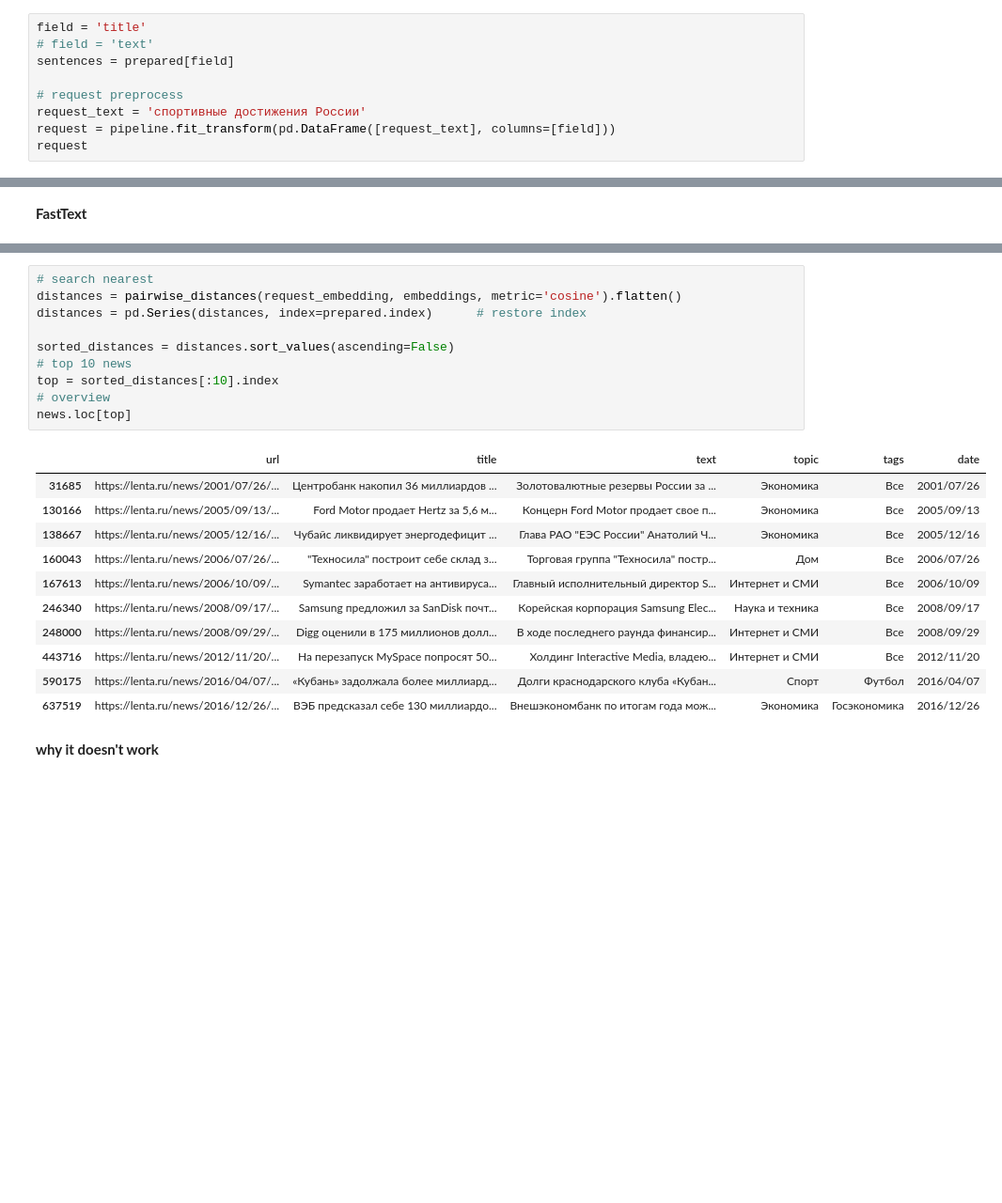
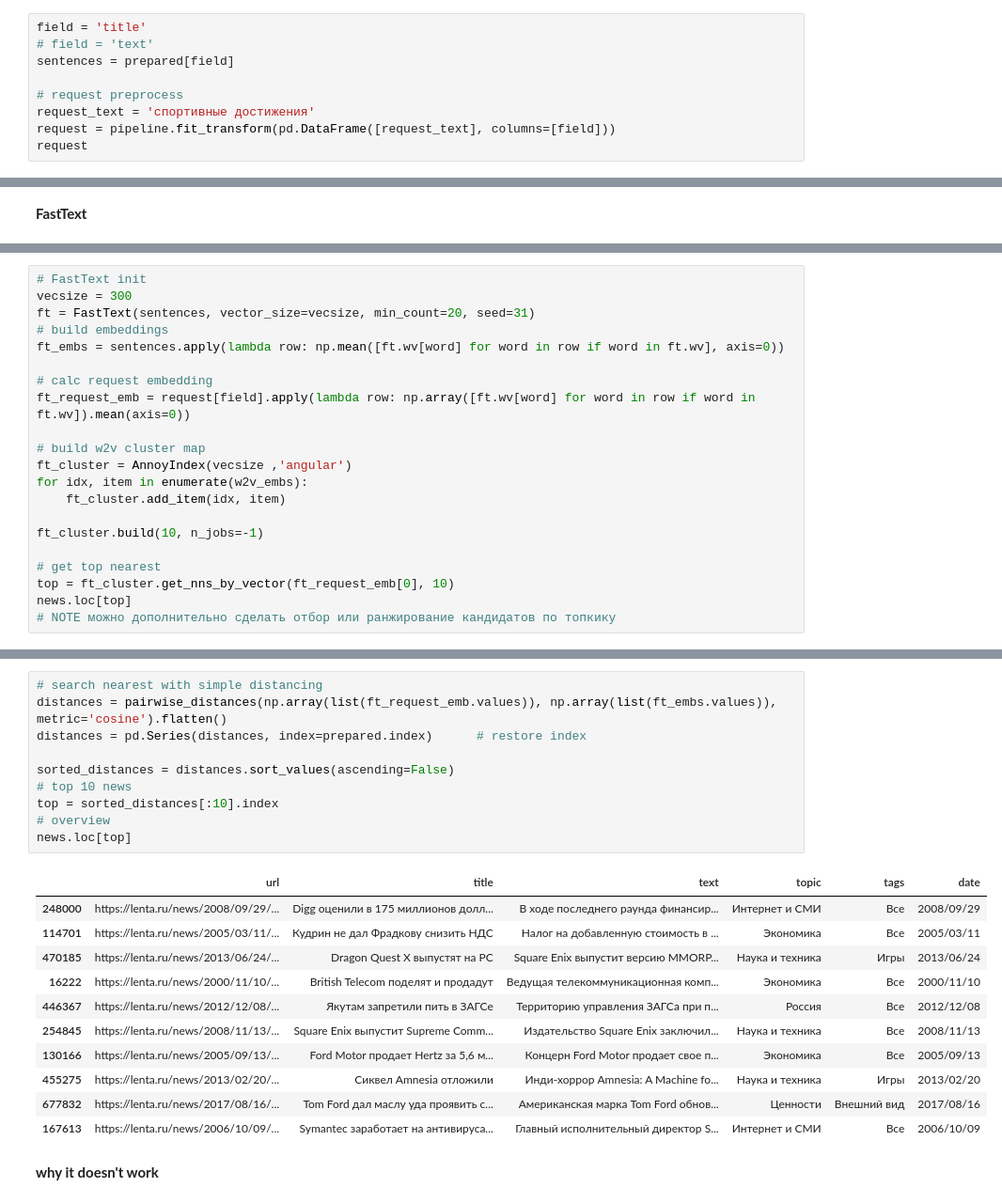
Before and after one commit to j2cry/gb_nlp, a Jupyter notebook: hw3/hw3.ipynb, the cells around one changed output, grey strips where cells are left out. Shown at 94% size. Saved outputs shown, nothing was run; the diff lists cells and outputs as text; blank space fills up the shorter version.

```diff
--- a/hw3/hw3.ipynb
+++ b/hw3/hw3.ipynb
@@ -167,7 +175,7 @@ field = 'title'
 sentences = prepared[field]
 
 # request preprocess
-request_text = 'спортивные достижения России'
+request_text = 'спортивные достижения'
 request = pipeline.fit_transform(pd.DataFrame([request_text], columns=[field]))
 request
 # %% [output]
@@ -238,0 +244,21 @@ request_embedding.shape
+# %%
+# FastText init
+vecsize = 300
+ft = FastText(sentences, vector_size=vecsize, min_count=20, seed=31)
+# build embeddings
+ft_embs = sentences.apply(lambda row: np.mean([ft.wv[word] for word in row if word in ft.wv], axis=0))
+
+# calc request embedding
+ft_request_emb = request[field].apply(lambda row: np.array([ft.wv[word] for word in row if word in ft.wv]).mean(axis=0))
+
+# build w2v cluster map
+ft_cluster = AnnoyIndex(vecsize ,'angular')
+for idx, item in enumerate(w2v_embs):
+    ft_cluster.add_item(idx, item)
+
+ft_cluster.build(10, n_jobs=-1)
+
+# get top nearest
+top = ft_cluster.get_nns_by_vector(ft_request_emb[0], 10)
+news.loc[top]
+# NOTE можно дополнительно сделать отбор или ранжирование кандидатов по топкику
@@ -239,24 +277,24 @@ request_embedding.shape
 # %%
-# search nearest
-distances = pairwise_distances(request_embedding, embeddings, metric='cosine').flatten()
+# search nearest with simple distancing
+distances = pairwise_distances(np.array(list(ft_request_emb.values)), np.array(list(ft_embs.values)), metric='cosine').flatten()
 distances = pd.Series(distances, index=prepared.index)      # restore index
 
 sorted_distances = distances.sort_values(ascending=False)
 # top 10 news
 top = sorted_distances[:10].index
 # overview
 news.loc[top]
 # %% [output]
 |  | url | title | text | topic | tags | date |
-| 31685 | https://lenta.ru/news/2001/07/26/... | Центробанк накопил 36 миллиардов ... | Золотовалютные резервы России за ... | Экономика | Все | 2001/07/26 |
+| 248000 | https://lenta.ru/news/2008/09/29/... | Digg оценили в 175 миллионов долл... | В ходе последнего раунда финансир... | Интернет и СМИ | Все | 2008/09/29 |
+| 114701 | https://lenta.ru/news/2005/03/11/... | Кудрин не дал Фрадкову снизить НДС | Налог на добавленную стоимость в ... | Экономика | Все | 2005/03/11 |
+| 470185 | https://lenta.ru/news/2013/06/24/... | Dragon Quest X выпустят на PC | Square Enix выпустит версию MMORP... | Наука и техника | Игры | 2013/06/24 |
+| 16222 | https://lenta.ru/news/2000/11/10/... | British Telecom поделят и продадут | Ведущая телекоммуникационная комп... | Экономика | Все | 2000/11/10 |
+| 446367 | https://lenta.ru/news/2012/12/08/... | Якутам запретили пить в ЗАГСе | Территорию управления ЗАГСа при п... | Россия | Все | 2012/12/08 |
+| 254845 | https://lenta.ru/news/2008/11/13/... | Square Enix выпустит Supreme Comm... | Издательство Square Enix заключил... | Наука и техника | Все | 2008/11/13 |
 | 130166 | https://lenta.ru/news/2005/09/13/... | Ford Motor продает Hertz за 5,6 м... | Концерн Ford Motor продает свое п... | Экономика | Все | 2005/09/13 |
-| 138667 | https://lenta.ru/news/2005/12/16/... | Чубайс ликвидирует энергодефицит ... | Глава РАО "ЕЭС России" Анатолий Ч... | Экономика | Все | 2005/12/16 |
-| 160043 | https://lenta.ru/news/2006/07/26/... | "Техносила" построит себе склад з... | Торговая группа "Техносила" постр... | Дом | Все | 2006/07/26 |
+| 455275 | https://lenta.ru/news/2013/02/20/... | Сиквел Amnesia отложили | Инди-хоррор Amnesia: A Machine fo... | Наука и техника | Игры | 2013/02/20 |
+| 677832 | https://lenta.ru/news/2017/08/16/... | Tom Ford дал маслу уда проявить с... | Американская марка Tom Ford обнов... | Ценности | Внешний вид | 2017/08/16 |
 | 167613 | https://lenta.ru/news/2006/10/09/... | Symantec заработает на антивируса... | Главный исполнительный директор S... | Интернет и СМИ | Все | 2006/10/09 |
-| 246340 | https://lenta.ru/news/2008/09/17/... | Samsung предложил за SanDisk почт... | Корейская корпорация Samsung Elec... | Наука и техника | Все | 2008/09/17 |
-| 248000 | https://lenta.ru/news/2008/09/29/... | Digg оценили в 175 миллионов долл... | В ходе последнего раунда финансир... | Интернет и СМИ | Все | 2008/09/29 |
-| 443716 | https://lenta.ru/news/2012/11/20/... | На перезапуск MySpace попросят 50... | Холдинг Interactive Media, владею... | Интернет и СМИ | Все | 2012/11/20 |
-| 590175 | https://lenta.ru/news/2016/04/07/... | «Кубань» задолжала более миллиард... | Долги краснодарского клуба «Кубан... | Спорт | Футбол | 2016/04/07 |
-| 637519 | https://lenta.ru/news/2016/12/26/... | ВЭБ предсказал себе 130 миллиардо... | Внешэкономбанк по итогам года мож... | Экономика | Госэкономика | 2016/12/26 |
 # %% [markdown]
 __why it doesn't work__
```
Also changed, not shown: parts of 21 cells of this notebook.
